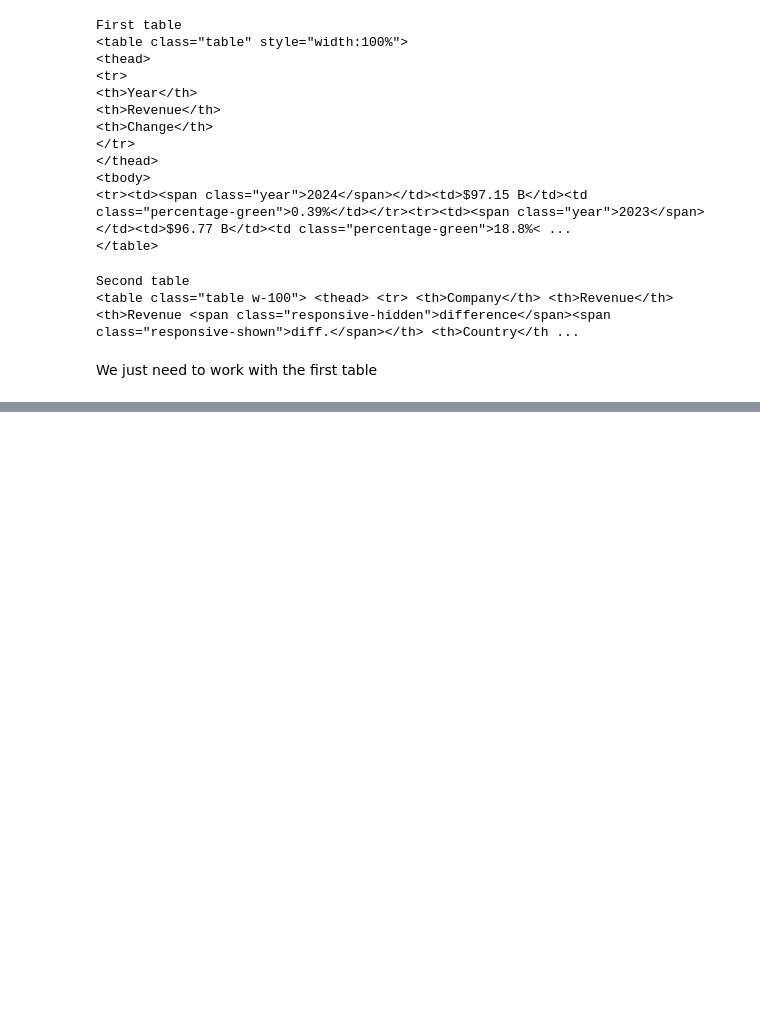
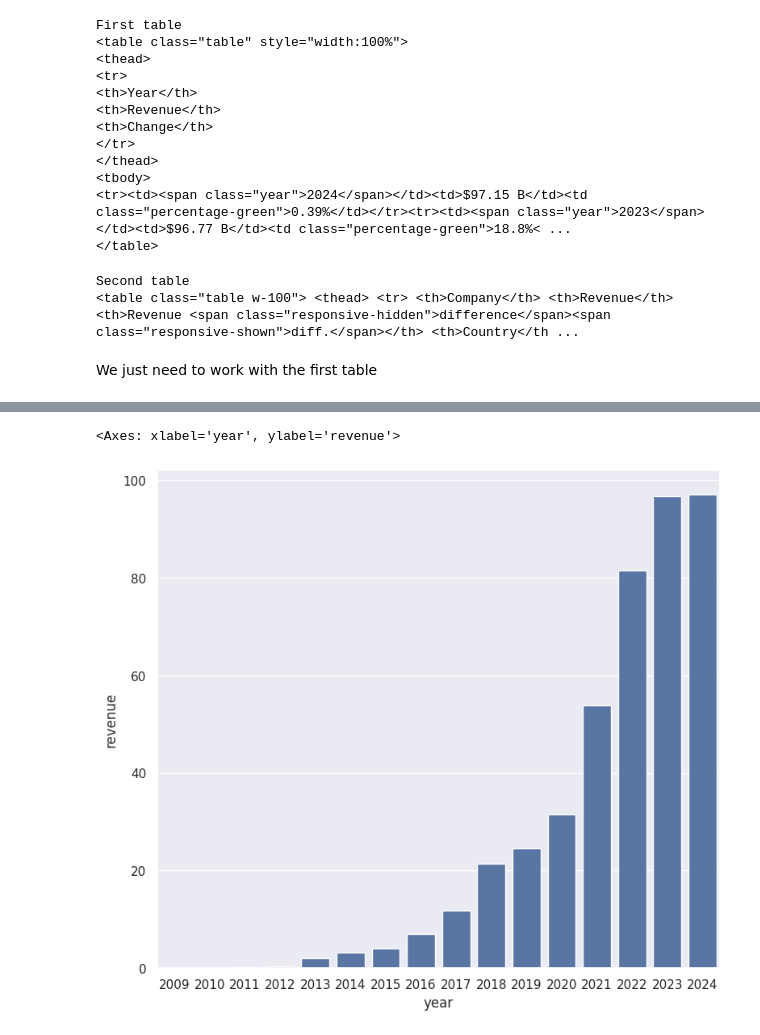
Before and after one commit to 4GeeksAcademy/alejandroNovellino-web-scraping-project-tutorial, a Jupyter notebook: src/explore.ipynb, the cells around one changed output, grey strips where cells are left out. Drawn from its saved outputs; the diff is of its cells as text; code cells hidden in the pictures; blank space fills up the shorter version.

```diff
--- a/src/explore.ipynb
+++ b/src/explore.ipynb
@@ -104,0 +139,7 @@ df
+# %%
+# revenue by year as bar char
+sns.set_theme(rc={'figure.figsize':(9,8)})
+sns.barplot(df_from_db, x="year", y="revenue")
+# %% [output]
+<Axes: xlabel='year', ylabel='revenue'>
+[figure, added]
```
Also changed, not shown: parts of 12 cells of this notebook, 2 other files.
